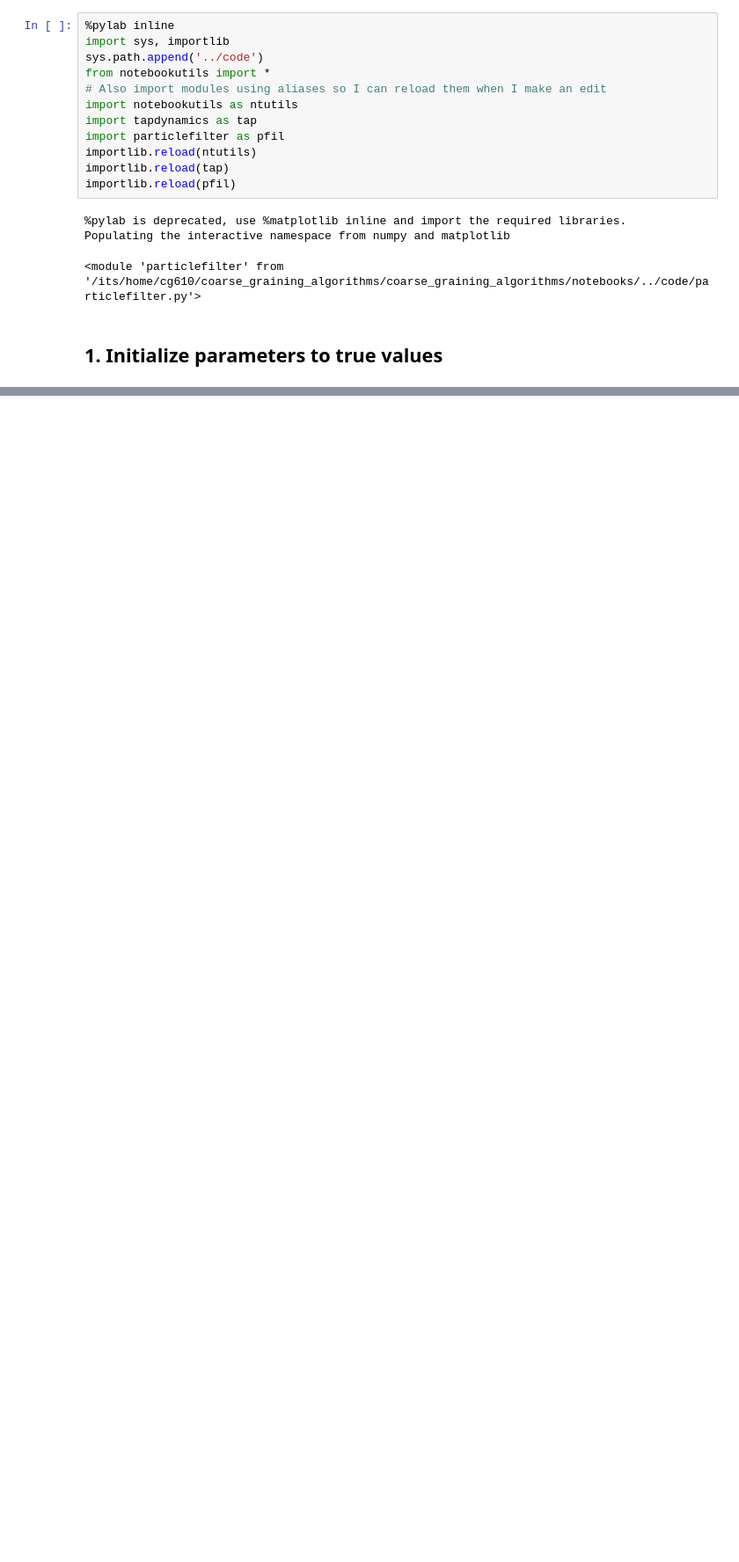
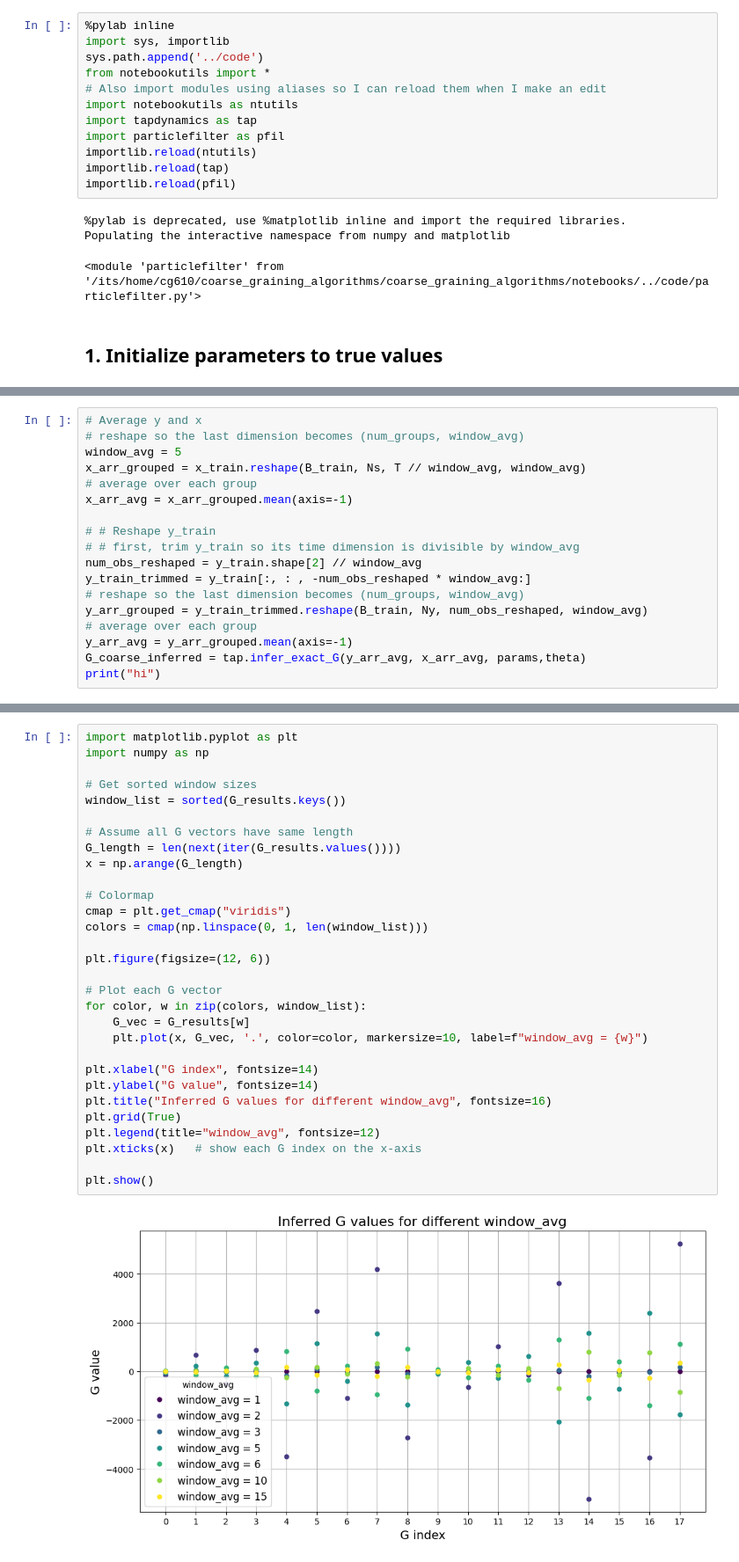
Before and after one commit to cgoldman123/coarse_graining_algorithms, a Jupyter notebook: notebooks/parameter_recover_exact.ipynb, the cells around one changed output, grey strips where cells are left out. Shown at 88% size. Drawn from its saved outputs; the diff is of its cells as text; blank space fills up the shorter version.

```diff
--- a/notebooks/parameter_recover_exact.ipynb
+++ b/notebooks/parameter_recover_exact.ipynb
@@ -471,0 +135,18 @@ NameError: name 'b_init' is not defined
+# %%
+# Average y and x
+# reshape so the last dimension becomes (num_groups, window_avg)
+window_avg = 5
+x_arr_grouped = x_train.reshape(B_train, Ns, T // window_avg, window_avg)
+# average over each group
+x_arr_avg = x_arr_grouped.mean(axis=-1)
+
+# # Reshape y_train
+# # first, trim y_train so its time dimension is divisible by window_avg
+num_obs_reshaped = y_train.shape[2] // window_avg
+y_train_trimmed = y_train[:, : , -num_obs_reshaped * window_avg:]
+# reshape so the last dimension becomes (num_groups, window_avg)
+y_arr_grouped = y_train_trimmed.reshape(B_train, Ny, num_obs_reshaped, window_avg)
+# average over each group
+y_arr_avg = y_arr_grouped.mean(axis=-1)
+G_coarse_inferred = tap.infer_exact_G(y_arr_avg, x_arr_avg, params,theta)
+print("hi")
@@ -471,0 +206,32 @@ NameError: name 'b_init' is not defined
+# %%
+import matplotlib.pyplot as plt
+import numpy as np
+
+# Get sorted window sizes
+window_list = sorted(G_results.keys())
+
+# Assume all G vectors have same length
+G_length = len(next(iter(G_results.values())))
+x = np.arange(G_length)
+
+# Colormap
+cmap = plt.get_cmap("viridis")
+colors = cmap(np.linspace(0, 1, len(window_list)))
+
+plt.figure(figsize=(12, 6))
+
+# Plot each G vector
+for color, w in zip(colors, window_list):
+    G_vec = G_results[w]
+    plt.plot(x, G_vec, '.', color=color, markersize=10, label=f"window_avg = {w}")
+
+plt.xlabel("G index", fontsize=14)
+plt.ylabel("G value", fontsize=14)
+plt.title("Inferred G values for different window_avg", fontsize=16)
+plt.grid(True)
+plt.legend(title="window_avg", fontsize=12)
+plt.xticks(x)   # show each G index on the x-axis
+
+plt.show()
+# %% [output]
+[figure, added]
```
Also changed, not shown: parts of 31 cells of this notebook, 1 other file.
